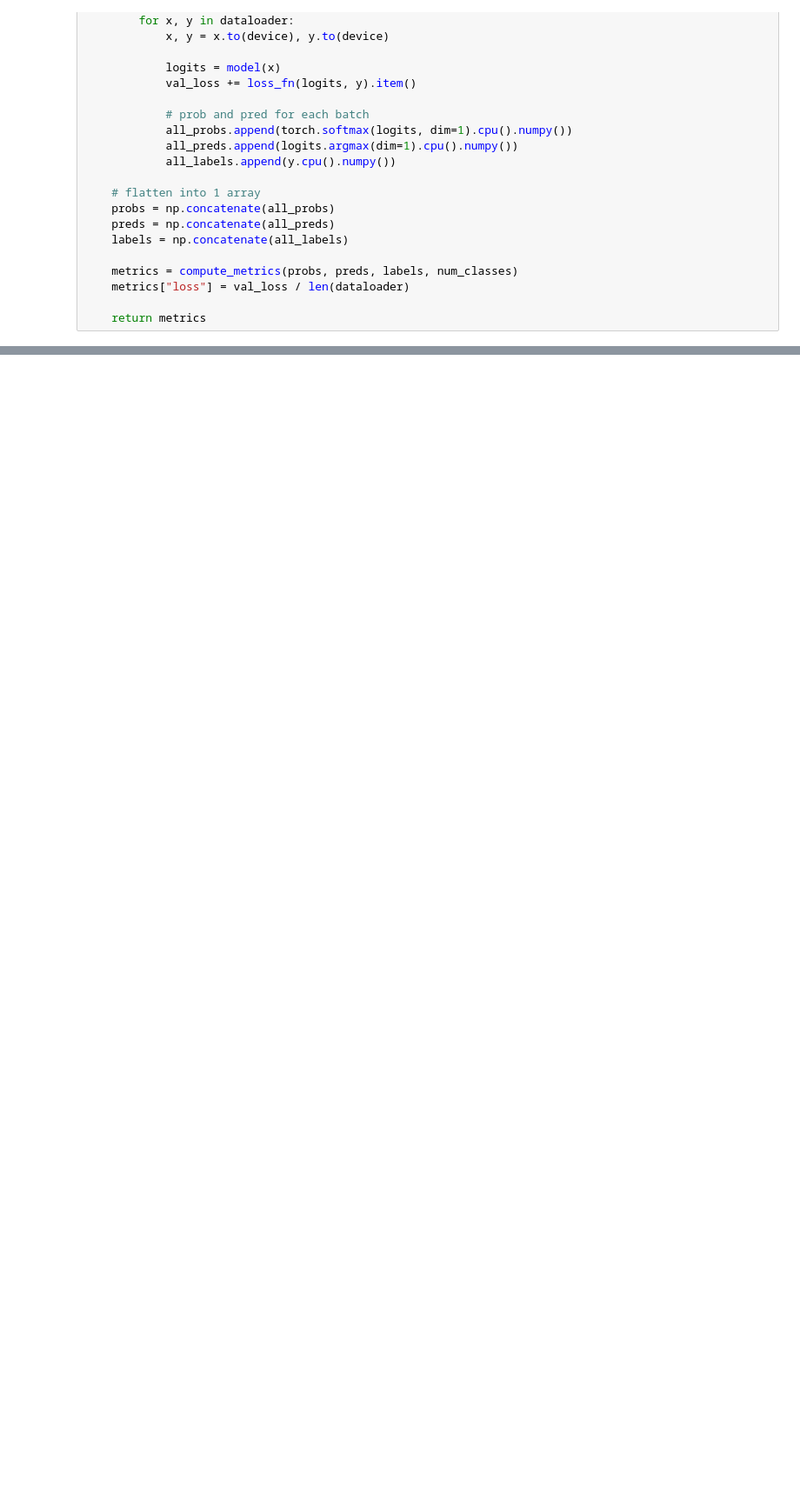
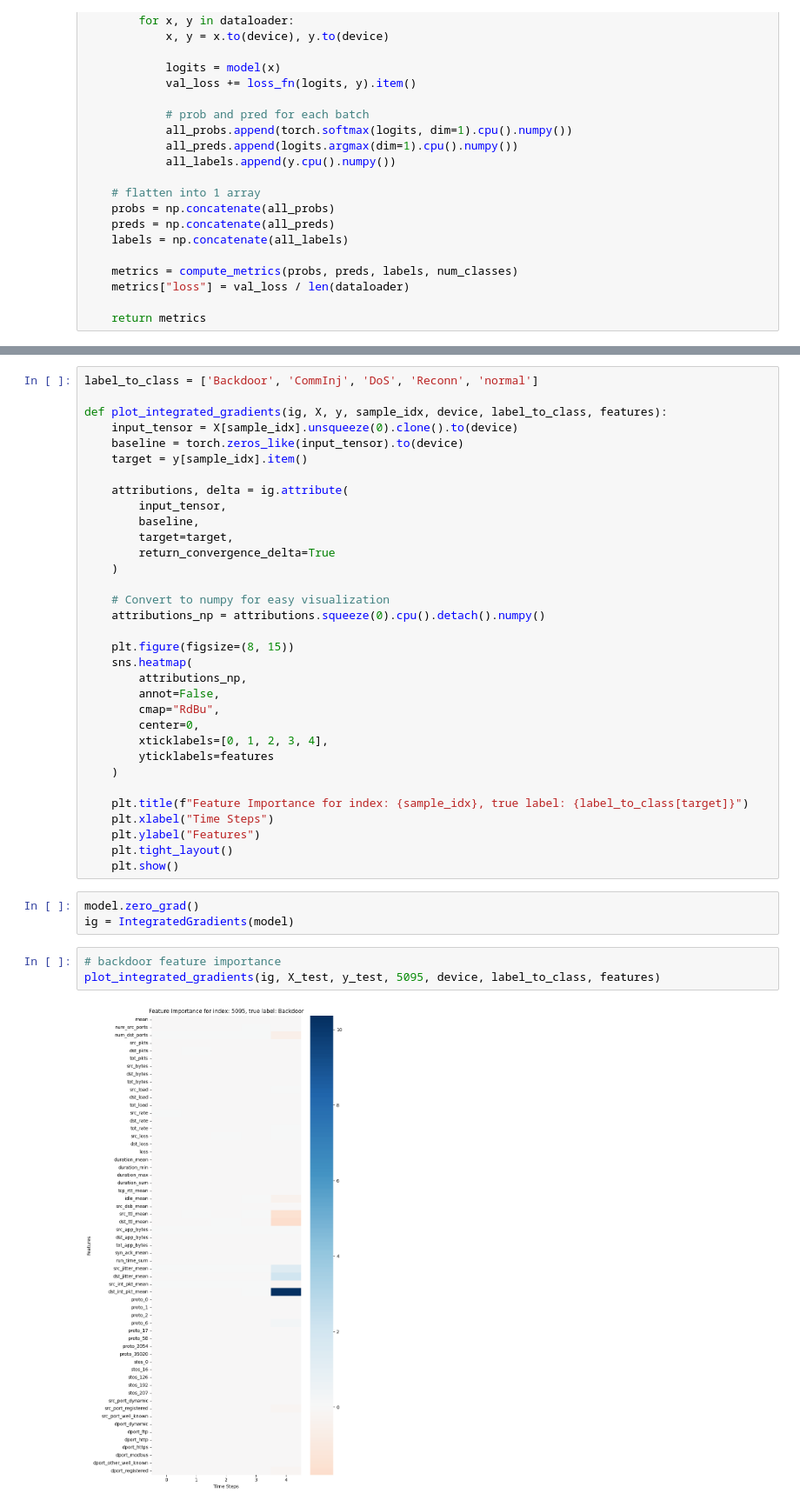
Before and after one commit to yjiahao/network-traffic-classification, a Jupyter notebook: src/model/cnn.ipynb, the cells around one changed output, grey strips where cells are left out. Shown at 87% size. Saved outputs shown, nothing was run; the diff lists cells and outputs as text; blank space fills up the shorter version.

```diff
--- a/src/model/cnn.ipynb
+++ b/src/model/cnn.ipynb
@@ -310,0 +390,41 @@ weighted avg     0.9992    0.9975    0.9982     47364
+# %%
+label_to_class = ['Backdoor', 'CommInj', 'DoS', 'Reconn', 'normal']
+
+def plot_integrated_gradients(ig, X, y, sample_idx, device, label_to_class, features):
+    input_tensor = X[sample_idx].unsqueeze(0).clone().to(device)
+    baseline = torch.zeros_like(input_tensor).to(device)
+    target = y[sample_idx].item()
+
+    attributions, delta = ig.attribute(
+        input_tensor,
+        baseline,
+        target=target,
+        return_convergence_delta=True
+    )
+
+    # Convert to numpy for easy visualization
+    attributions_np = attributions.squeeze(0).cpu().detach().numpy()
+
+    plt.figure(figsize=(8, 15))
+    sns.heatmap(
+        attributions_np,
+        annot=False,
+        cmap="RdBu",
+        center=0,
+        xticklabels=[0, 1, 2, 3, 4],
+        yticklabels=features
+    )
+
+    plt.title(f"Feature Importance for index: {sample_idx}, true label: {label_to_class[target]}")
+    plt.xlabel("Time Steps")
+    plt.ylabel("Features")
+    plt.tight_layout()
+    plt.show()
+# %%
+model.zero_grad()
+ig = IntegratedGradients(model)
+# %%
+# backdoor feature importance
+plot_integrated_gradients(ig, X_test, y_test, 5095, device, label_to_class, features)
+# %% [output]
+[figure, added]
```
Also changed, not shown: parts of 10 cells of this notebook.
